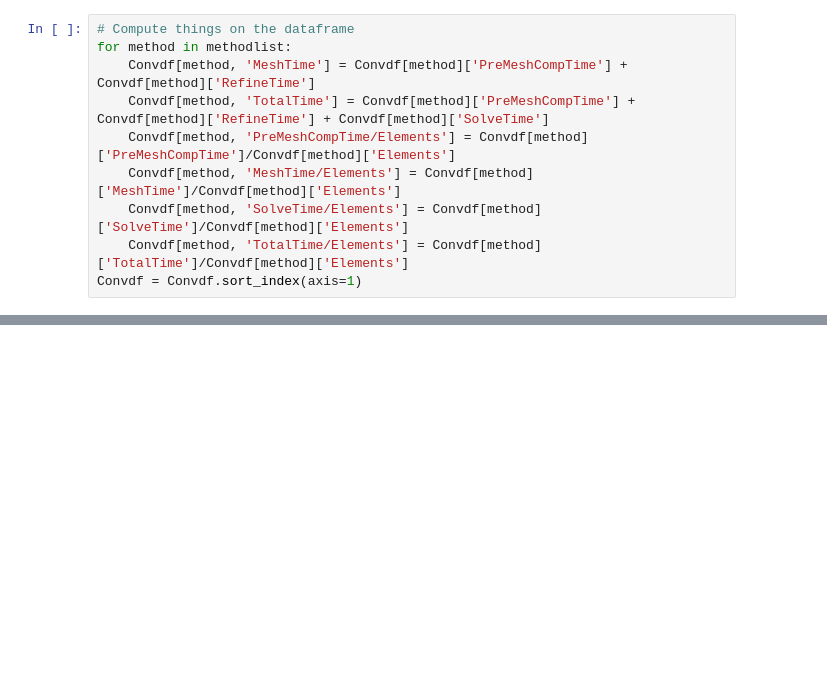
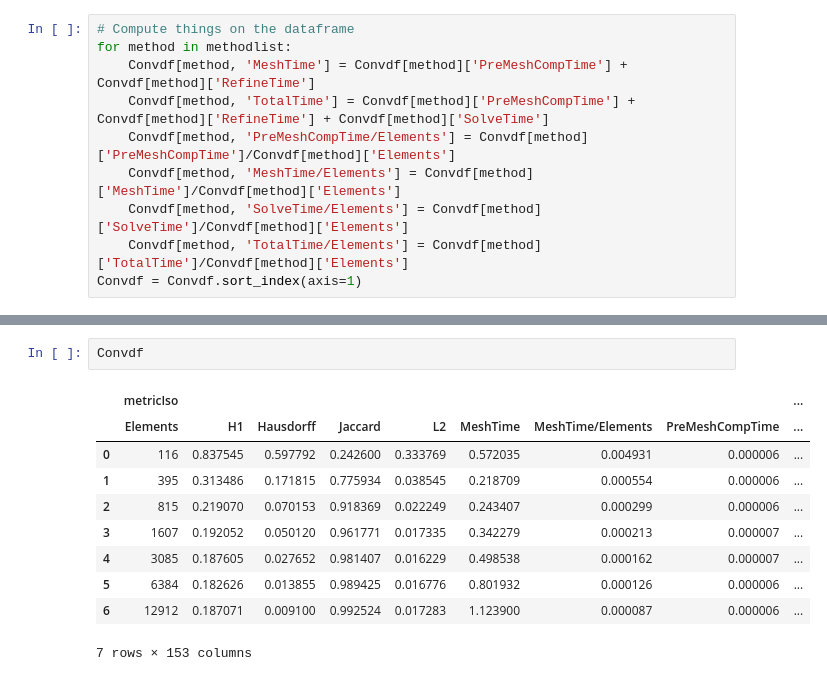
Before and after one commit to StefanoFochesatto/VI-AMR, a Jupyter notebook: NumericalResults/ConvergenceResults/PlotExplorer.ipynb, the cells around one changed output, grey strips where cells are left out. Saved outputs shown, nothing was run; the diff lists cells and outputs as text; blank space fills up the shorter version.

```diff
--- a/NumericalResults/ConvergenceResults/PlotExplorer.ipynb
+++ b/NumericalResults/ConvergenceResults/PlotExplorer.ipynb
@@ -98,0 +108,13 @@ FileNotFoundError: [Errno 2] No such file or directory: '/home/stefano/Desktop/V
+# %%
+Convdf
+# %% [output]
+|  | metricIso |  |  |  |  |  |  |  | ... |
+|  | Elements | H1 | Hausdorff | Jaccard | L2 | MeshTime | MeshTime/Elements | PreMeshCompTime | ... |
+| 0 | 116 | 0.837545 | 0.597792 | 0.242600 | 0.333769 | 0.572035 | 0.004931 | 0.000006 | ... |
+| 1 | 395 | 0.313486 | 0.171815 | 0.775934 | 0.038545 | 0.218709 | 0.000554 | 0.000006 | ... |
+| 2 | 815 | 0.219070 | 0.070153 | 0.918369 | 0.022249 | 0.243407 | 0.000299 | 0.000006 | ... |
+| 3 | 1607 | 0.192052 | 0.050120 | 0.961771 | 0.017335 | 0.342279 | 0.000213 | 0.000007 | ... |
+| 4 | 3085 | 0.187605 | 0.027652 | 0.981407 | 0.016229 | 0.498538 | 0.000162 | 0.000007 | ... |
+| 5 | 6384 | 0.182626 | 0.013855 | 0.989425 | 0.016776 | 0.801932 | 0.000126 | 0.000006 | ... |
+| 6 | 12912 | 0.187071 | 0.009100 | 0.992524 | 0.017283 | 1.123900 | 0.000087 | 0.000006 | ... |
+7 rows × 153 columns
```
Also changed, not shown: parts of 6 cells of this notebook, 8 other files.
